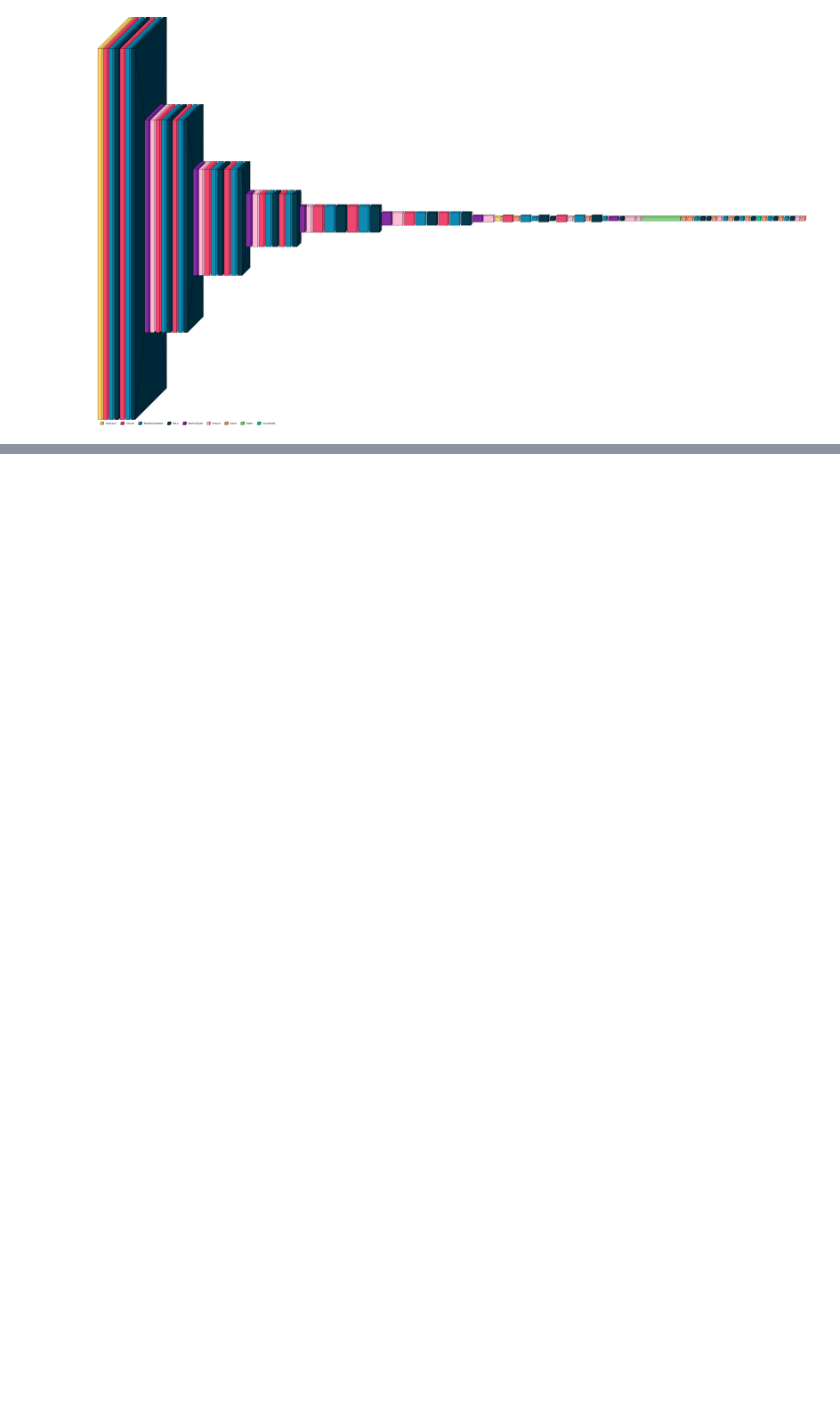
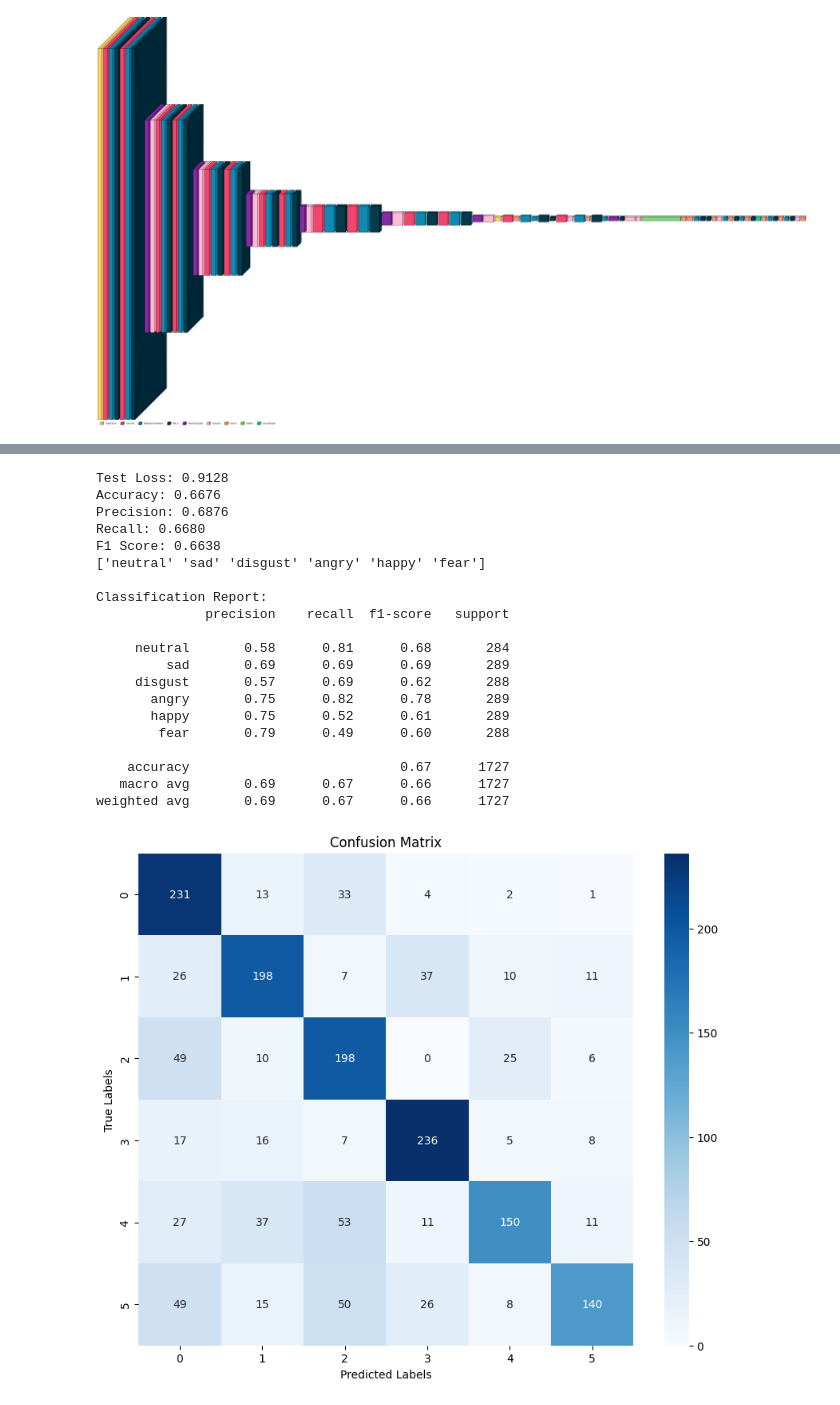
Before and after one commit to Neelhpatel2011/PytorchAudio_Emotion_Classifier, a Jupyter notebook: Neel Local Code/exploratory_data_analysis.ipynb, the cells around one changed output, grey strips where cells are left out. Drawn from its saved outputs; the diff is of its cells as text; code cells hidden in the pictures; blank space fills up the shorter version.

```diff
--- a/Neel Local Code/exploratory_data_analysis.ipynb
+++ b/Neel Local Code/exploratory_data_analysis.ipynb
@@ -645,0 +976,32 @@ OnnxExporterError: Module onnx is not installed!
+# %%
+
+#Version 30 No aug with normalization - with resampled to 24414hz
+#lr of 1e-3
+
+model_path = "Good Models/Model_no_sur_no_augV1_v30_resampled_normalized.ckpt"
+metadata_test_path = 'Data/' + 'test_metadata_no_sur_no_aug.npy'
+test_hdf5_file_path = 'Data/test_data_no_sur_no_aug_normalized.hdf5'
+
+evaluate_model(model_path,metadata_test_path,test_hdf5_file_path)
+# %% [output]
+Test Loss: 0.9128
+Accuracy: 0.6676
+Precision: 0.6876
+Recall: 0.6680
+F1 Score: 0.6638
+['neutral' 'sad' 'disgust' 'angry' 'happy' 'fear']
+
+Classification Report:
+              precision    recall  f1-score   support
+
+     neutral       0.58      0.81      0.68       284
+         sad       0.69      0.69      0.69       289
+     disgust       0.57      0.69      0.62       288
+       angry       0.75      0.82      0.78       289
+       happy       0.75      0.52      0.61       289
+        fear       0.79      0.49      0.60       288
+
+    accuracy                           0.67      1727
+   macro avg       0.69      0.67      0.66      1727
+weighted avg       0.69      0.67      0.66      1727
+[figure, added]
```
Also changed, not shown: parts of 7 cells of this notebook, 5 other files.
